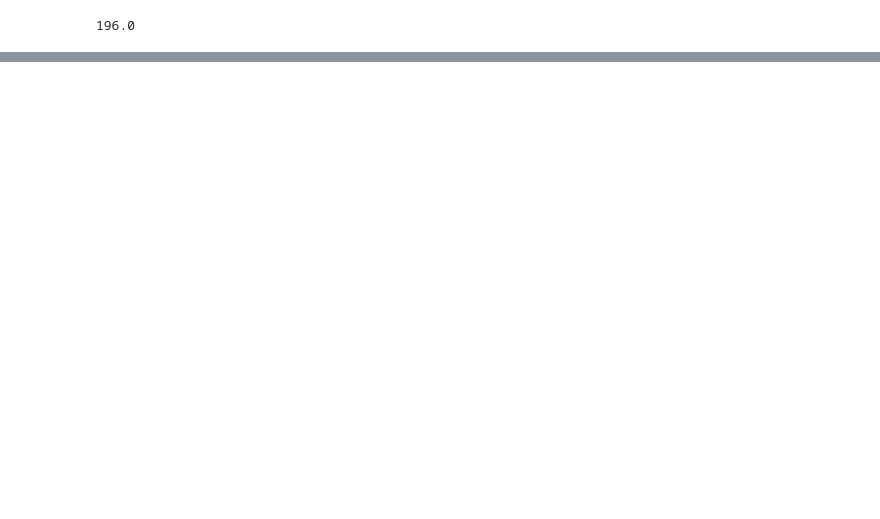
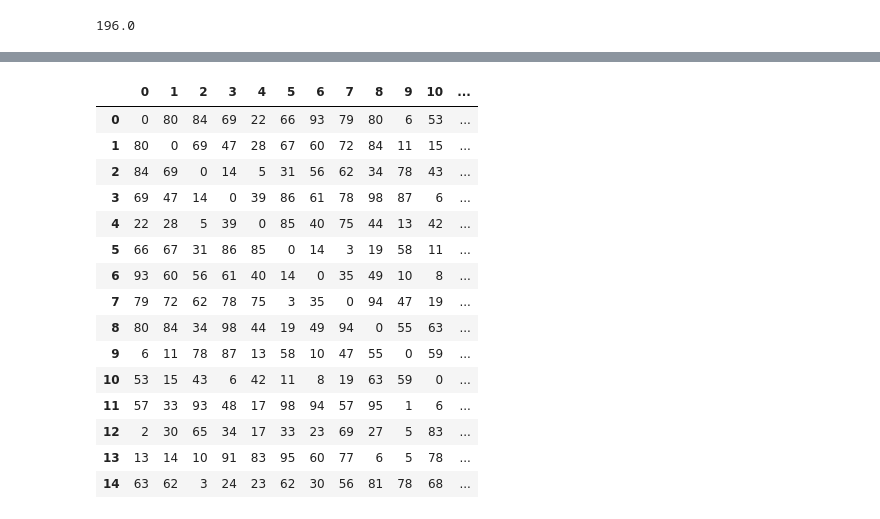
Before and after one commit to hhhhhojeihsu/evolutionary_computation, a Jupyter notebook: main.ipynb, the cells around one changed output, grey strips where cells are left out. Cells and saved outputs as stored; diff of their text form; code cells hidden in the pictures; blank space fills up the shorter version.

```diff
--- a/main.ipynb
+++ b/main.ipynb
@@ -211,0 +251,19 @@ rst
+# %%
+pd.DataFrame(bandwidth_matrix)
+# %% [output]
+|  | 0 | 1 | 2 | 3 | 4 | 5 | 6 | 7 | 8 | 9 | 10 | ... |
+| 0 | 0 | 80 | 84 | 69 | 22 | 66 | 93 | 79 | 80 | 6 | 53 | ... |
+| 1 | 80 | 0 | 69 | 47 | 28 | 67 | 60 | 72 | 84 | 11 | 15 | ... |
+| 2 | 84 | 69 | 0 | 14 | 5 | 31 | 56 | 62 | 34 | 78 | 43 | ... |
+| 3 | 69 | 47 | 14 | 0 | 39 | 86 | 61 | 78 | 98 | 87 | 6 | ... |
+| 4 | 22 | 28 | 5 | 39 | 0 | 85 | 40 | 75 | 44 | 13 | 42 | ... |
+| 5 | 66 | 67 | 31 | 86 | 85 | 0 | 14 | 3 | 19 | 58 | 11 | ... |
+| 6 | 93 | 60 | 56 | 61 | 40 | 14 | 0 | 35 | 49 | 10 | 8 | ... |
+| 7 | 79 | 72 | 62 | 78 | 75 | 3 | 35 | 0 | 94 | 47 | 19 | ... |
+| 8 | 80 | 84 | 34 | 98 | 44 | 19 | 49 | 94 | 0 | 55 | 63 | ... |
+| 9 | 6 | 11 | 78 | 87 | 13 | 58 | 10 | 47 | 55 | 0 | 59 | ... |
+| 10 | 53 | 15 | 43 | 6 | 42 | 11 | 8 | 19 | 63 | 59 | 0 | ... |
+| 11 | 57 | 33 | 93 | 48 | 17 | 98 | 94 | 57 | 95 | 1 | 6 | ... |
+| 12 | 2 | 30 | 65 | 34 | 17 | 33 | 23 | 69 | 27 | 5 | 83 | ... |
+| 13 | 13 | 14 | 10 | 91 | 83 | 95 | 60 | 77 | 6 | 5 | 78 | ... |
+| 14 | 63 | 62 | 3 | 24 | 23 | 62 | 30 | 56 | 81 | 78 | 68 | ... |
```
Also changed, not shown: parts of 13 cells of this notebook.
